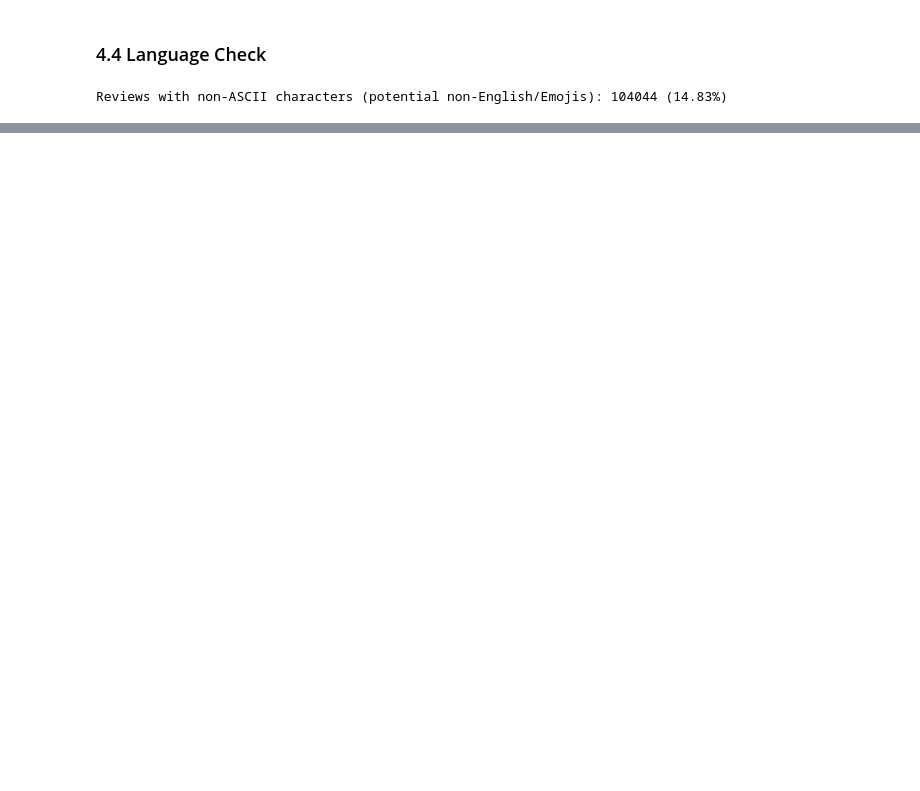
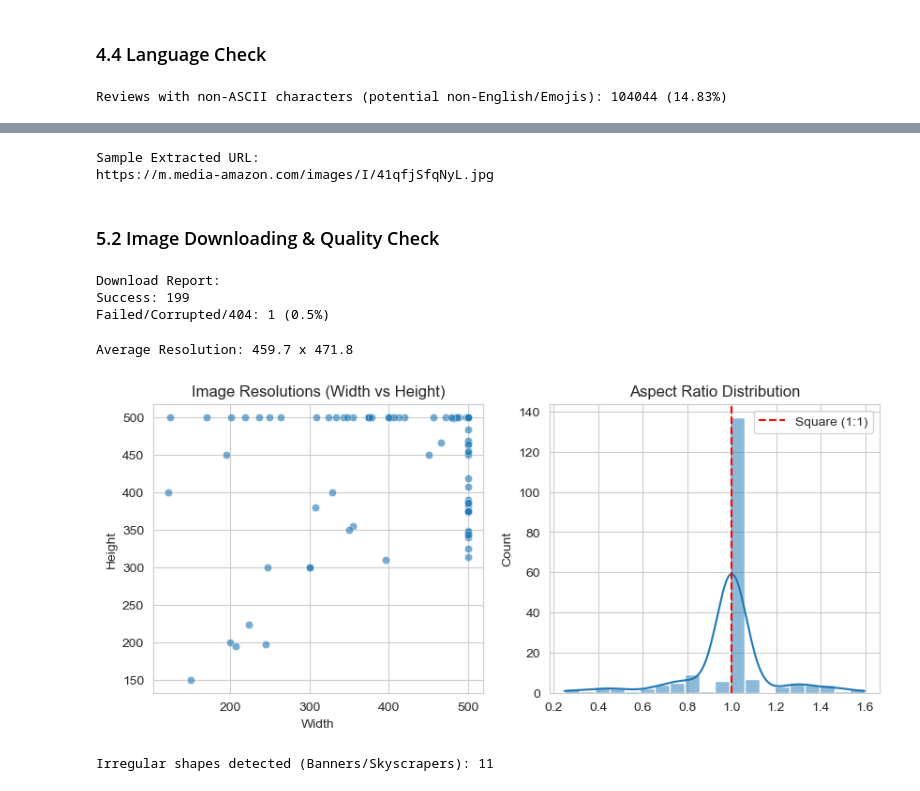
Before and after one commit to chienlax/final_cv, a Jupyter notebook: notebook/EDA.ipynb, the cells around one changed output, grey strips where cells are left out. Drawn from its saved outputs; the diff is of its cells as text; code cells hidden in the pictures; blank space fills up the shorter version.

```diff
--- a/notebook/EDA.ipynb
+++ b/notebook/EDA.ipynb
@@ -407,0 +496,12 @@ Reviews with non-ASCII characters (potential non-English/Emojis): 104044 (14.83%
+# %%
+# Drop products with no images for the next steps (downloading/embeddings)
+valid_img_df = metadata_df[metadata_df['primary_image_url'].notnull()].copy()
+
+# Sanity check to see a sample URL
+print("\nSample Extracted URL:")
+print(valid_img_df['primary_image_url'].iloc[0])
+# %% [output]
+Sample Extracted URL:
+https://m.media-amazon.com/images/I/41qfjSfqNyL.jpg
+# %% [markdown]
+### 5.2 Image Downloading & Quality Check
@@ -407,0 +516,58 @@ Reviews with non-ASCII characters (potential non-English/Emojis): 104044 (14.83%
+# %%
+for idx, row in tqdm(sample_imgs.iterrows(), total=len(sample_imgs)):
+    url = row['primary_image_url']
+    try:
+        response = requests.get(url, timeout=3)
+        if response.status_code == 200:
+            img = Image.open(BytesIO(response.content))
+            img = img.convert('RGB') # Ensure 3 channels
+
+            # Metadata collection
+            w, h = img.size
+            resolutions.append((w, h))
+            aspect_ratios.append(w / h)
+            downloaded_images.append({'parent_asin': row['parent_asin'], 'image': img})
+        else:
+            failed_downloads += 1
+    except (requests.RequestException, UnidentifiedImageError):
+        failed_downloads += 1
+
+print(f"\nDownload Report:")
+print(f"Success: {len(downloaded_images)}")
+print(f"Failed/Corrupted/404: {failed_downloads} ({(failed_downloads/SAMPLE_SIZE)*100:.1f}%)")
+# %% [output]
+Download Report:
+Success: 199
+Failed/Corrupted/404: 1 (0.5%)
+# %%
+# Resolution Analysis
+widths, heights = zip(*resolutions)
+avg_w, avg_h = np.mean(widths), np.mean(heights)
+
+print(f"Average Resolution: {avg_w:.1f} x {avg_h:.1f}")
+# %% [output]
+Average Resolution: 459.7 x 471.8
+# %%
+# Plot Resolution Distribution
+plt.figure(figsize=(10, 4))
+plt.subplot(1, 2, 1)
+sns.scatterplot(x=widths, y=heights, alpha=0.6)
+plt.title('Image Resolutions (Width vs Height)')
+plt.xlabel('Width')
+plt.ylabel('Height')
+
+plt.subplot(1, 2, 2)
+sns.histplot(aspect_ratios, bins=20, kde=True)
+plt.title('Aspect Ratio Distribution')
+plt.axvline(1.0, color='r', linestyle='--', label='Square (1:1)')
+plt.legend()
+plt.show()
+# %% [output]
+[figure, added]
+# %%
+# Detection of "Weird" Shapes
+# 1.0 is square. > 1.5 is wide banner. < 0.6 is tall skyscraper.
+weird_shapes = sum([1 for r in aspect_ratios if r > 1.5 or r < 0.6])
+print(f"Irregular shapes detected (Banners/Skyscrapers): {weird_shapes}")
+# %% [output]
+Irregular shapes detected (Banners/Skyscrapers): 11
```
Also changed, not shown: parts of 18 cells of this notebook.
